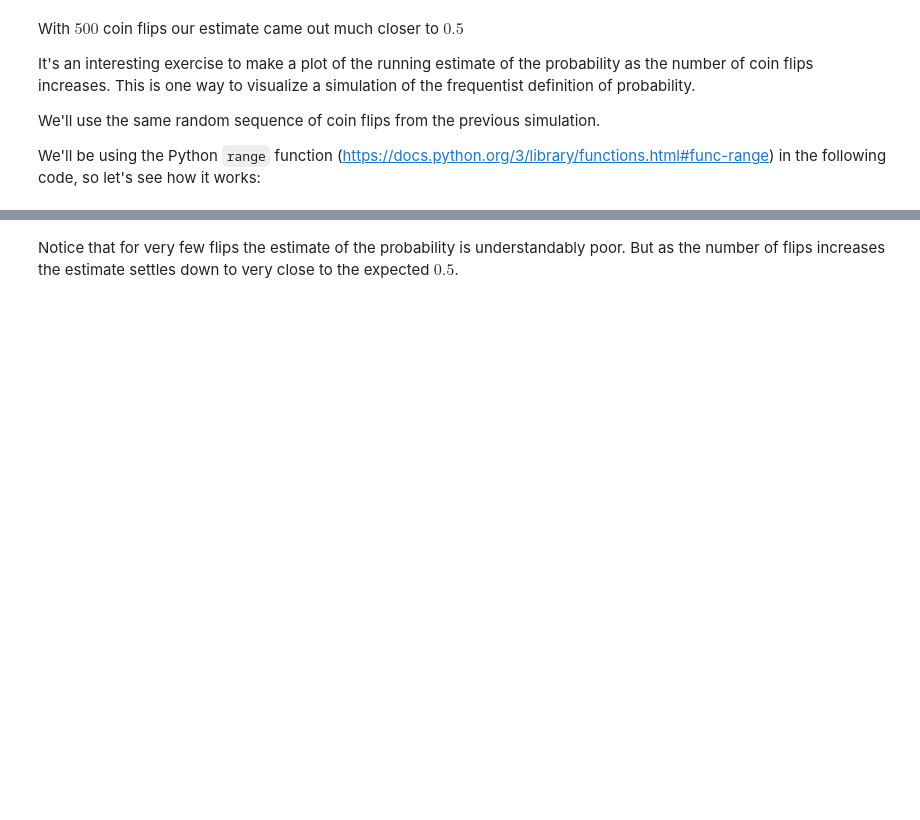
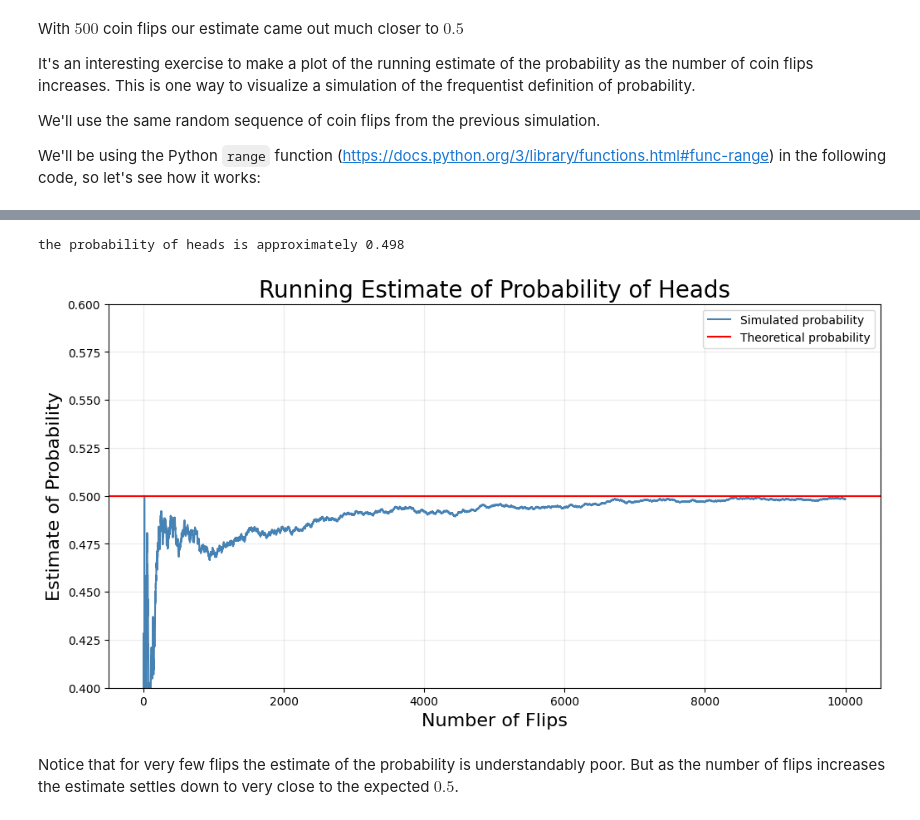
Before and after one commit to kinderhead/CSCI-3022-Introduction-to-Data-Science-Summer-2026, a Jupyter notebook: Homework-4/dist/student/hw04.ipynb, the cells around one changed output, grey strips where cells are left out. Cells and saved outputs as stored; diff of their text form; code cells hidden in the pictures; blank space fills up the shorter version.

```diff
--- a/Homework-4/dist/student/hw04.ipynb
+++ b/Homework-4/dist/student/hw04.ipynb
@@ -371,6 +419,6 @@ print("the probability of heads is approximately {:.3f}".format(approx_prob_head
 OK, so the simulation estimated that the probability of the coin coming up heads is pretty far off from the $0.5$ that we expected.  This is likely because we didn't do very many coin flips.  Let's see what happens if we rerun the simulation with $500$ coin flips.
 # %%
 
-flips = rng.choice(coin, size=50000)
+flips = rng.choice(coin, size=500)
 approx_prob_heads = sum(flips=="H")/len(flips)
 print("the probability of heads is approximately {:.3f}".format(approx_prob_heads))
@@ -405,40 +461,43 @@ def plot_estimates(n):
     running_prob = []
 
     for ii in range(n):
-        num= ...
-        denom= ...
+        num= sum(flips[:(ii+1)] == "H")
+        denom= ii+1
         running_prob.append(num/denom)
 
 
     return running_prob
 
 # Run code for num trials
 num_trials=10000
 
-p = ...
-x = ...
+p = plot_estimates(num_trials)
+x = np.arange(1, num_trials + 1)
 
 print("the probability of heads is approximately {:.3f}".format(p[num_trials-1]))
 
 # Plot running estimate of probability of getting heads as num_trials gets larger:
 fig, ax = plt.subplots(figsize=(12,6))
 
 # plot the terms in p
-ax.plot(..., ...  , color="steelblue",label="Simulated probability")
+ax.plot(x, p, color="steelblue",label="Simulated probability")
 
 #Plot the theoretical probability
-plt.axhline(y = ..., color = 'r', linestyle = '-', label = "Theoretical probability")
+plt.axhline(y = 0.5, color = 'r', linestyle = '-', label = "Theoretical probability")
 
 # put labels on the axes and give the graph a title.
 ax.set_title("Running Estimate of Probability of Heads", fontsize=20)
 ax.set_xlabel("Number of Flips", fontsize=16)
 ax.set_ylabel("Estimate of Probability", fontsize=16)
 # fix the y-axis to be between 0 and 1:
 ax.set_ylim(.4,.6)
 # include a legend:
 ax.legend()
 # put a faded grid behind the graphic
 ax.grid(True, alpha=0.25)
+# %% [output]
+the probability of heads is approximately 0.498
+[figure, added]
 # %% [markdown]
 Notice that for very few flips the estimate of the probability is understandably poor.  But as the number of flips increases the estimate settles down to very close to the expected $0.5$.
 # %% [markdown]
```
Also changed, not shown: parts of 63 cells of this notebook, 8 other files.
